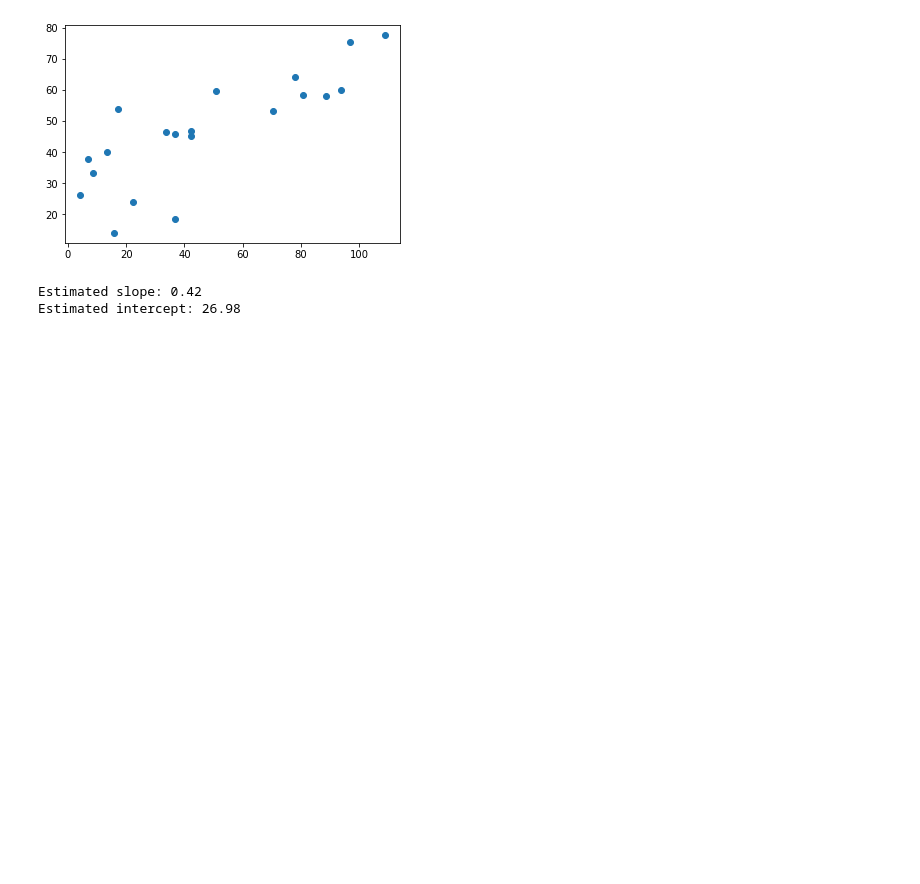
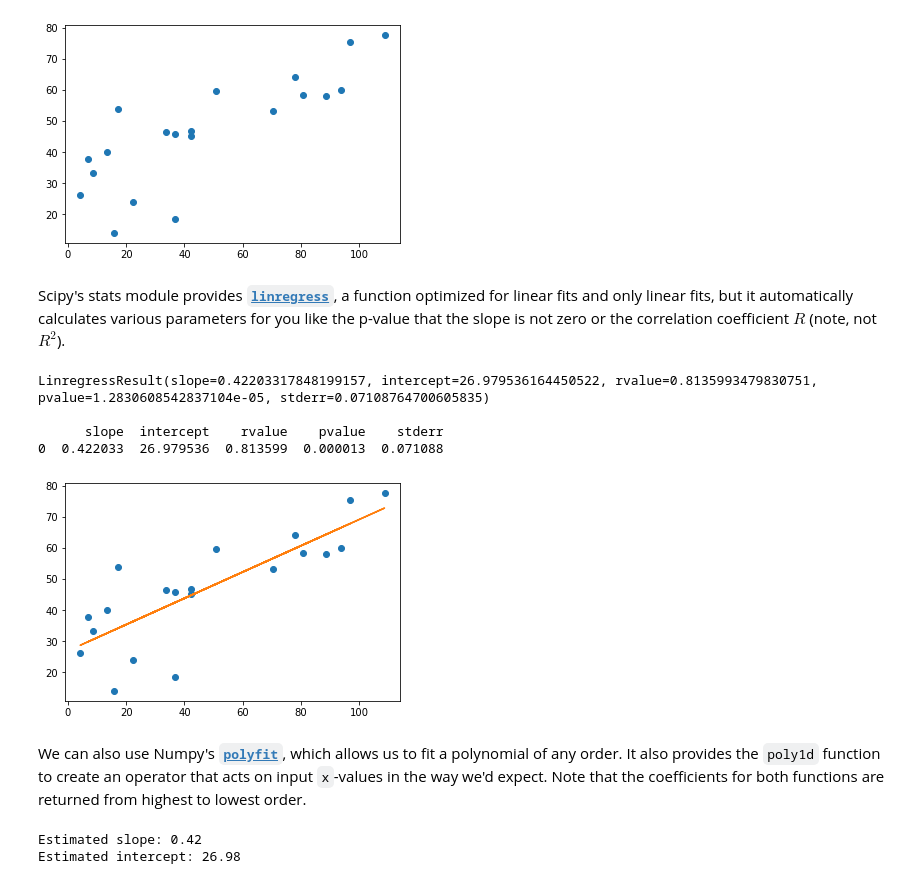
Before and after one commit to JohnGoertz/Benchtop-Python, a Jupyter notebook: 01_PlottingUncertainty.ipynb, the cells around one changed output. Saved outputs shown, nothing was run; the diff lists cells and outputs as text; code cells hidden in the pictures; blank space fills up the shorter version.

```diff
--- a/Plotting_uncertainty.ipynb
+++ b/01_PlottingUncertainty.ipynb
@@ -93,6 +95,23 @@ y = np.random.normal(y, 10)
 plt.plot(x, y, 'o');
 # %% [output]
 [figure]
+# %% [markdown]
+Scipy's stats module provides __[`linregress`](https://docs.scipy.org/doc/scipy/reference/generated/scipy.stats.linregress.html)__, a function optimized for linear fits and only linear fits, but it automatically calculates various parameters for you like the p-value that the slope is not zero or the correlation coefficient $R$ (note, not $R^2$).
+# %%
+regress_output = stats.linregress(x,y)
+print(regress_output)
+print()
+print(pd.DataFrame(regress_output._asdict(),index = range(1)))
+plt.plot(x,y,'o')
+plt.plot(x,regress_output.intercept + regress_output.slope * x);
+# %% [output]
+LinregressResult(slope=0.42203317848199157, intercept=26.979536164450522, rvalue=0.8135993479830751, pvalue=1.2830608542837104e-05, stderr=0.07108764700605835)
+
+      slope  intercept    rvalue    pvalue    stderr
+0  0.422033  26.979536  0.813599  0.000013  0.071088
+[figure, added]
+# %% [markdown]
+We can also use Numpy's __[`polyfit`](https://docs.scipy.org/doc/numpy/reference/generated/numpy.polyfit.html)__, which allows us to fit a polynomial of any order.  It also provides the `poly1d` function to create an operator that acts on input `x`-values in the way we'd expect.  Note that the coefficients for both functions are returned from highest to lowest order.
 # %%
 p_fit_lin,p_cov_lin = np.polyfit(x,y,1, cov = True)
 [slope_est,intercept_est] = p_fit_lin
```
Also changed, not shown: parts of 29 cells of this notebook.
